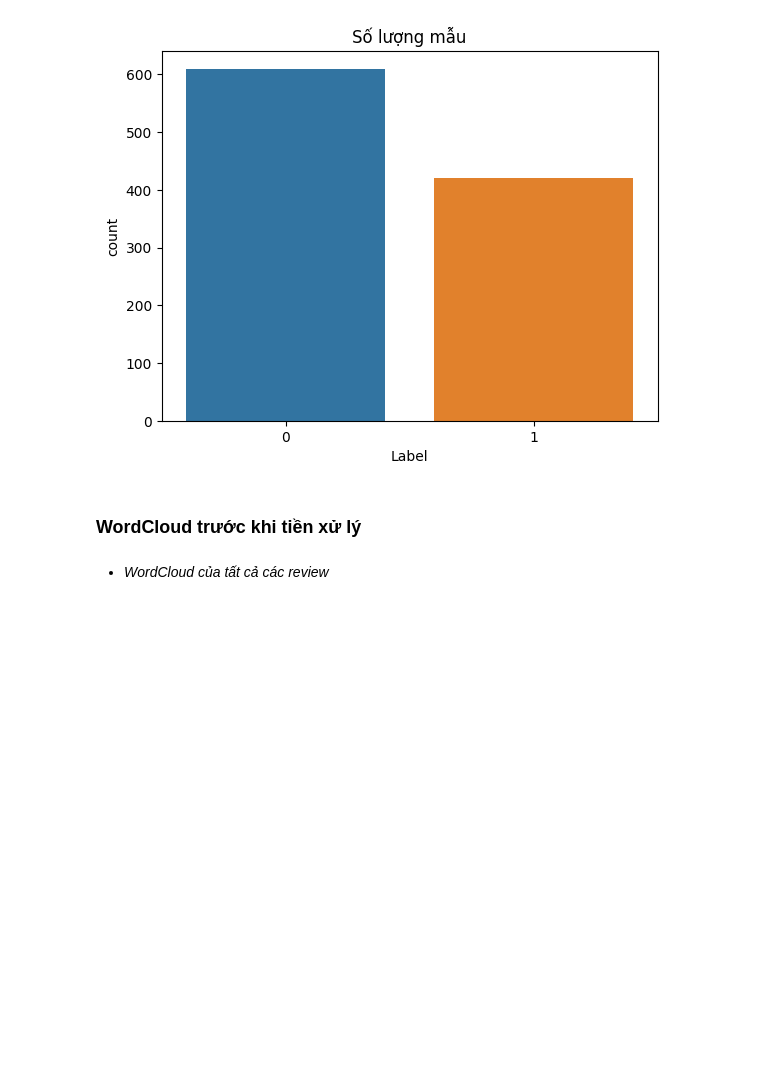
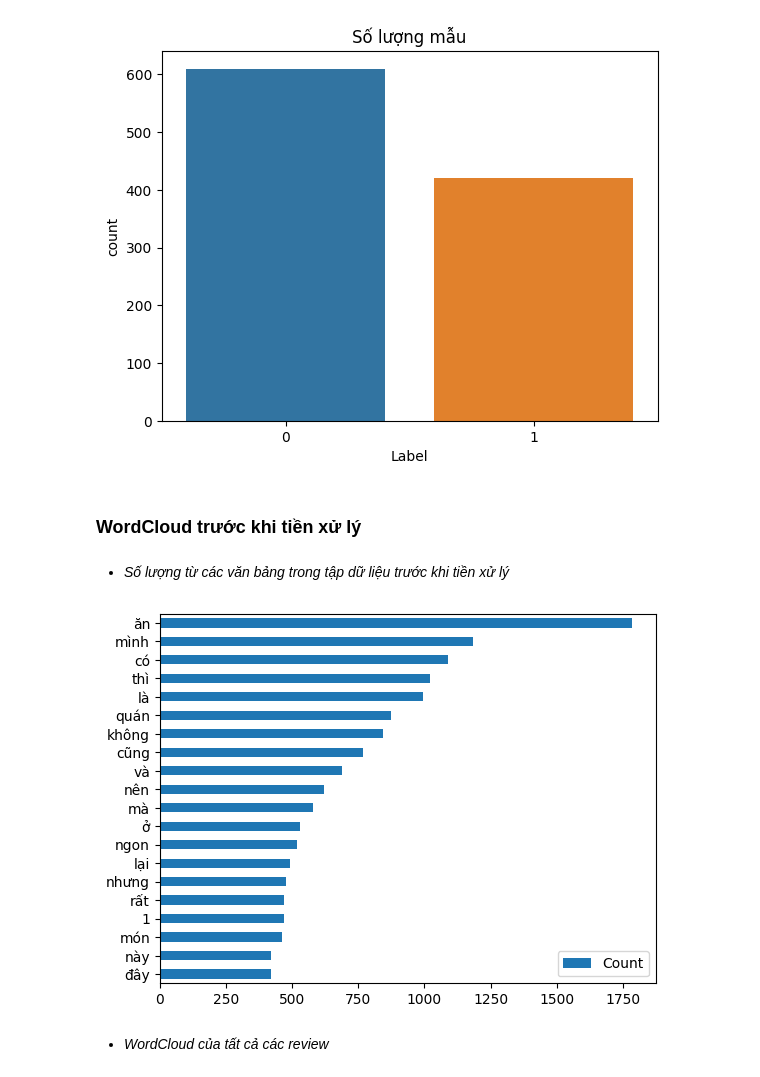
Before and after one commit to Haix1xx/Foody_Sentiment_Analysis, a Jupyter notebook: NLP.ipynb, the cells around one changed output. Drawn from its saved outputs; the diff is of its cells as text; code cells hidden in the pictures; blank space fills up the shorter version.

Commit message:
add histogram

```diff
--- a/NLP.ipynb
+++ b/NLP.ipynb
@@ -73,5 +75,31 @@ sns.countplot(data=df, x='Label').set(title='Số lượng mẫu')
 [figure]
 # %% [markdown]
 ### WordCloud trước khi tiền xử lý
+# %%
+def plot_wordcloud(sentences):
+    plt.figure(figsize=(20, 20))
+    wordcloud = WordCloud(max_words=200, background_color='white').generate(sentences)
+    plt.imshow(wordcloud)
+    plt.axis("off")
+    plt.show()
+
+
+def plot_histogram(joined_sentences):
+    # join các từ lại
+    words_df = joined_sentences.split(sep=' ')
+
+    # Tính số lượng từng từ có trong dataset
+    words_df_dict = dict(Counter(words_df))
+    words_df_dict = dict(sorted(words_df_dict.items(), key=lambda item: item[1], reverse=False))
+
+    # plot 20 từ xuất hiện nhiều nhất
+    histo = pd.DataFrame(words_df_dict.values(), index=words_df_dict.keys(), columns=['Count']).tail(20)
+    histo.plot.barh()
+# %% [markdown]
+- <i>Số lượng từ các văn bảng trong tập dữ liệu trước khi tiền xử lý</i>
+# %%
+plot_histogram(joined_sentences)
+# %% [output]
+[figure, added]
 # %% [markdown]
 - <i>WordCloud của tất cả các review</i>
```
Also changed, not shown: parts of 9 cells of this notebook.
